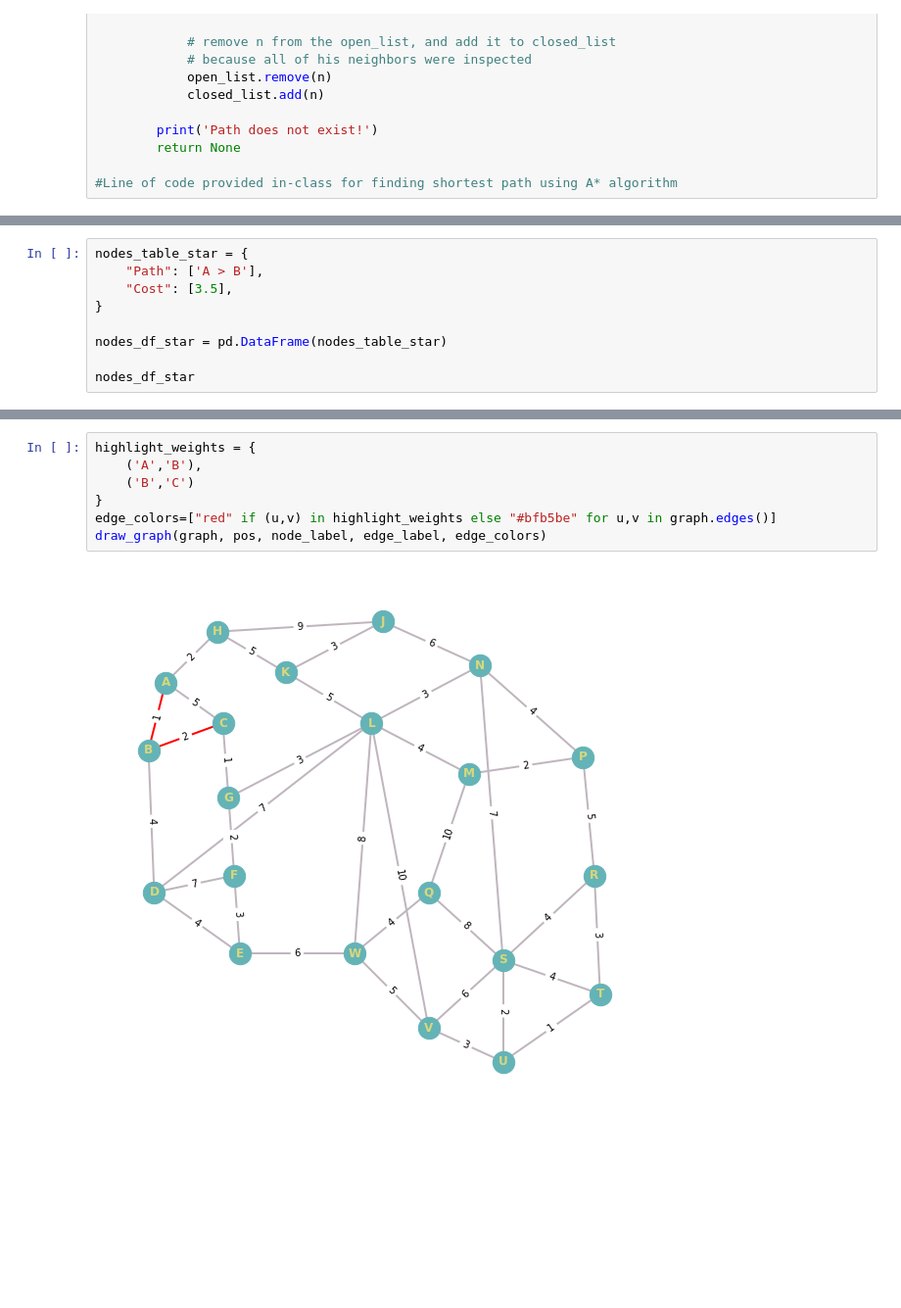
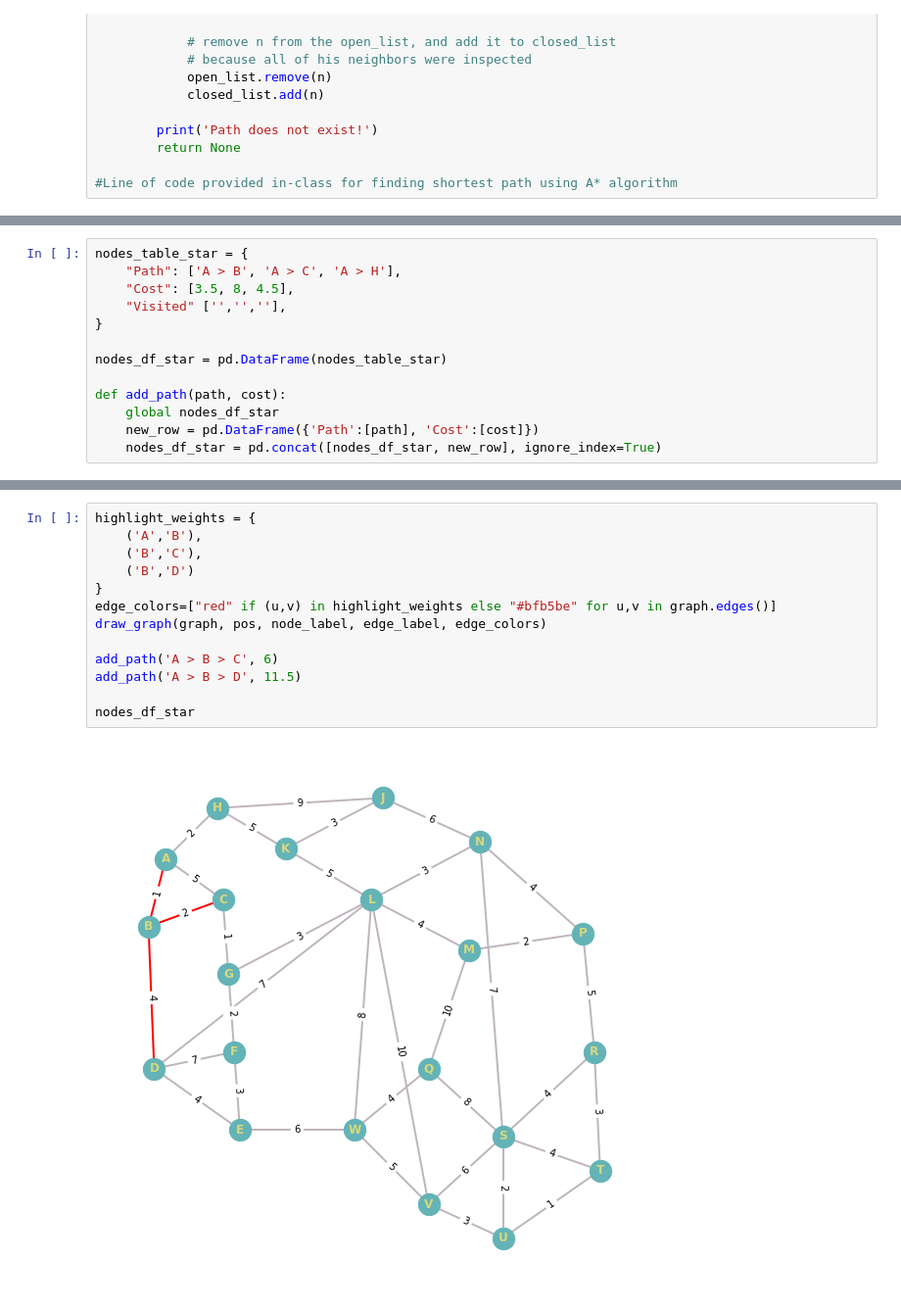
Before and after one commit to Rfg2048/AI, a Jupyter notebook: AI.ipynb, the cells around one changed output, grey strips where cells are left out. Shown at 98% size. Cells and saved outputs as stored; diff of their text form; blank space fills up the shorter version.

```diff
--- a/AI.ipynb
+++ b/AI.ipynb
@@ -1202,9 +1200,13 @@ Visited Nodes [A,B]
 # %%
 nodes_table_star = {
-    "Path": ['A > B'],
-    "Cost": [3.5],
+    "Path": ['A > B', 'A > C', 'A > H'],
+    "Cost": [3.5, 8, 4.5],
+    "Visited" ['','',''],
 }
 
 nodes_df_star = pd.DataFrame(nodes_table_star)
 
-nodes_df_star
+def add_path(path, cost):
+    global nodes_df_star
+    new_row = pd.DataFrame({'Path':[path], 'Cost':[cost]})
+    nodes_df_star = pd.concat([nodes_df_star, new_row], ignore_index=True)
@@ -1232,9 +1239,15 @@ Visited Nodes [A,B,C]
 # %%
 highlight_weights = {
     ('A','B'),
-    ('B','C')
+    ('B','C'),
+    ('B','D')
 }
 edge_colors=["red" if (u,v) in highlight_weights else "#bfb5be" for u,v in graph.edges()]
 draw_graph(graph, pos, node_label, edge_label, edge_colors)
+
+add_path('A > B > C', 6)
+add_path('A > B > D', 11.5)
+
+nodes_df_star
 # %% [output]
-[figure, old version]
+[figure, new version]
```
Also changed, not shown: parts of 14 cells of this notebook.
